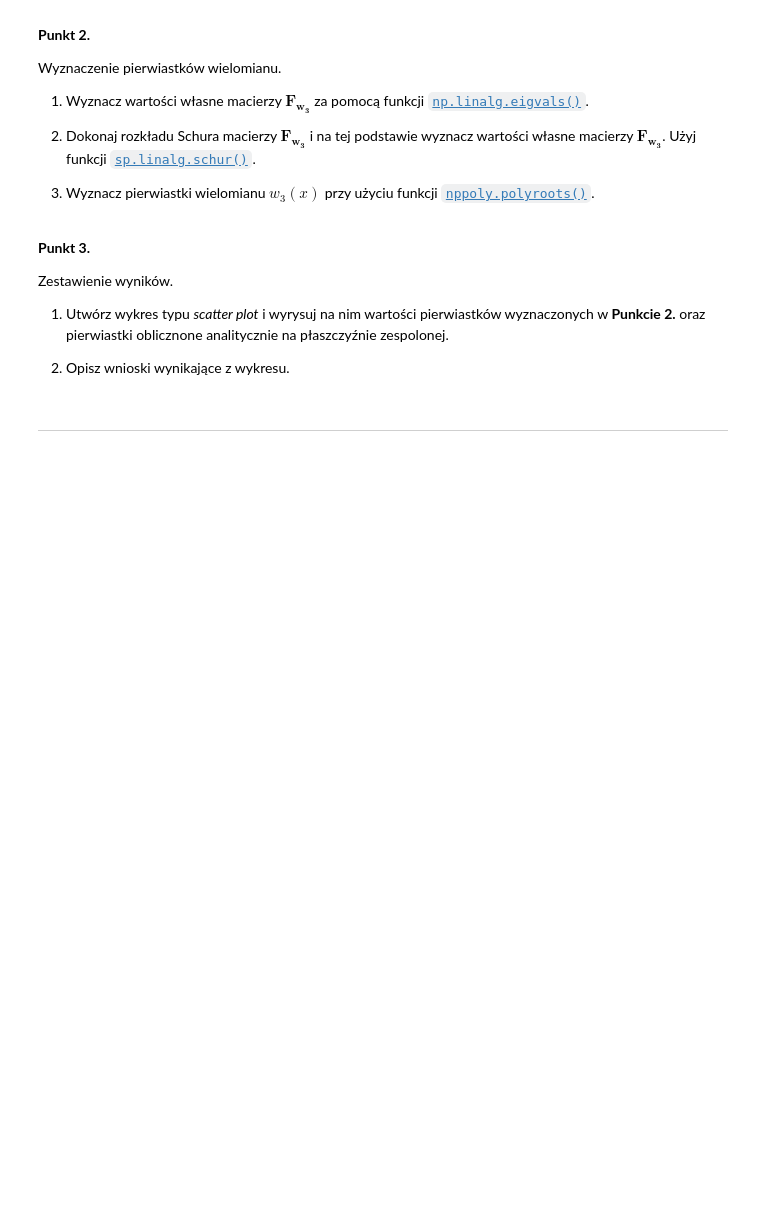
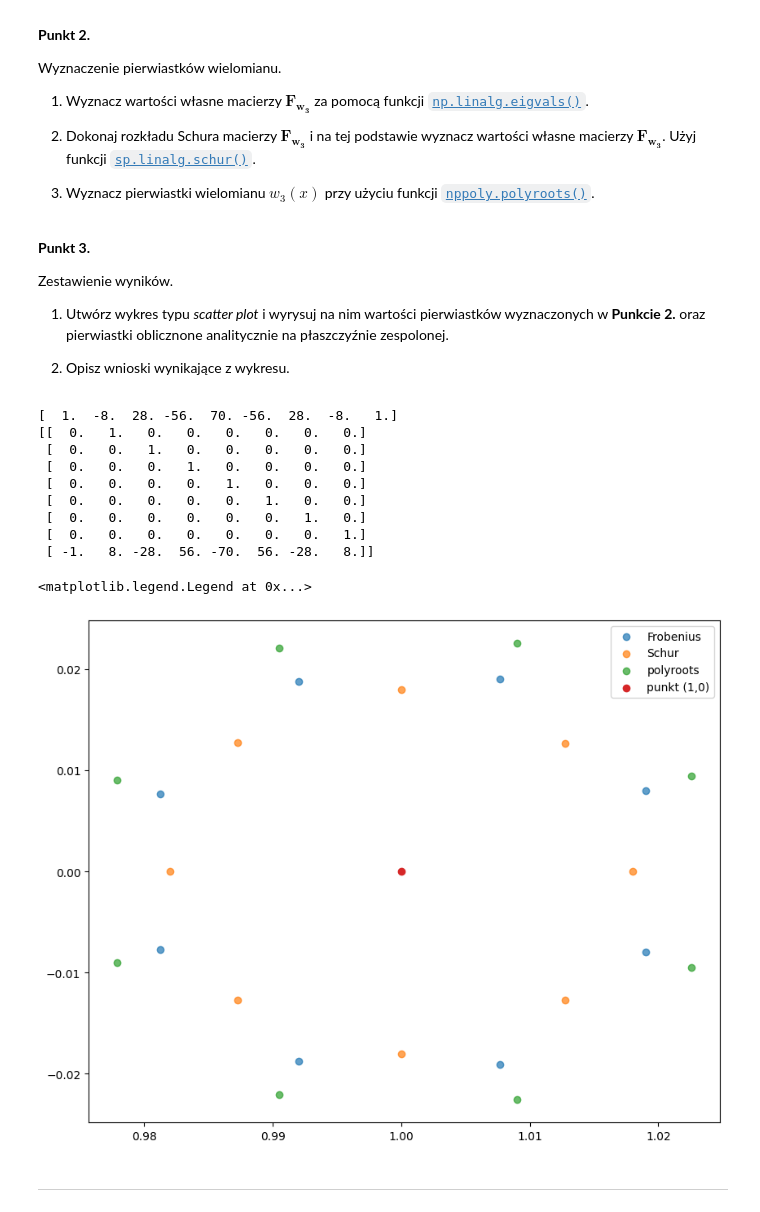
Before and after one commit to MN-KJ-2025/lab-7-pierwiastki-jgasior15, a Jupyter notebook: sprawozdanie.ipynb, the cells around one changed output. Saved outputs shown, nothing was run; the diff lists cells and outputs as text; code cells hidden in the pictures; blank space fills up the shorter version.

```diff
--- a/sprawozdanie.ipynb
+++ b/sprawozdanie.ipynb
@@ -183,3 +184,43 @@ Zestawienie wyników.
+# %%
+# ===== Twoja implementacja tutaj =====
+
+#1)
+a3 = nppoly.polyfromroots([1,1,1,1,1,1,1,1])
+Fw3 = main.frob_a(a3)
+print(Fw3)
+
+#2)
+roots_frob = np.linalg.eigvals(Fw3)
+
+Fw3_sch = scipy.linalg.schur(Fw3)[0]
+roots_sch = np.linalg.eigvals(Fw3_sch)
+
+roots_w3 = nppoly.polyroots(a3)
+
+#3)
+fig, ax = plt.subplots(figsize=(10, 8))
+
+scatter1 = ax.scatter(roots_frob.real, roots_frob.imag, alpha=0.7, label='Frobenius')
+scatter2 = ax.scatter(roots_sch.real, roots_sch.imag, alpha=0.7, label='Schur')
+scatter3 = ax.scatter(roots_w3.real, roots_w3.imag, alpha=0.7, label='polyroots')
+scatter4 = ax.scatter(1, 0, label='punkt (1,0)')
+ax.legend()
+
+# dla wielokrotnych pierwiastkow otrzymane numerycznie wartosci sa sprzezonymi wartosciami w otoczeniu analitycznego wyniku.
+# dla podanego wielomianu wyniki najblizsze analitycznym otrzymano rozkladem schura, mniej dokladnie macierza frobeniusa, najmniej dokladne
+# funkcja nppoly.polyroots()
+# %% [output]
+[  1.  -8.  28. -56.  70. -56.  28.  -8.   1.]
+[[  0.   1.   0.   0.   0.   0.   0.   0.]
+ [  0.   0.   1.   0.   0.   0.   0.   0.]
+ [  0.   0.   0.   1.   0.   0.   0.   0.]
+ [  0.   0.   0.   0.   1.   0.   0.   0.]
+ [  0.   0.   0.   0.   0.   1.   0.   0.]
+ [  0.   0.   0.   0.   0.   0.   1.   0.]
+ [  0.   0.   0.   0.   0.   0.   0.   1.]
+ [ -1.   8. -28.  56. -70.  56. -28.   8.]]
+<matplotlib.legend.Legend at 0x...>
+[figure, added]
 # %% [markdown]
 ---
 # %% [markdown]
```
Also changed, not shown: parts of 7 cells of this notebook, 1 other file.
